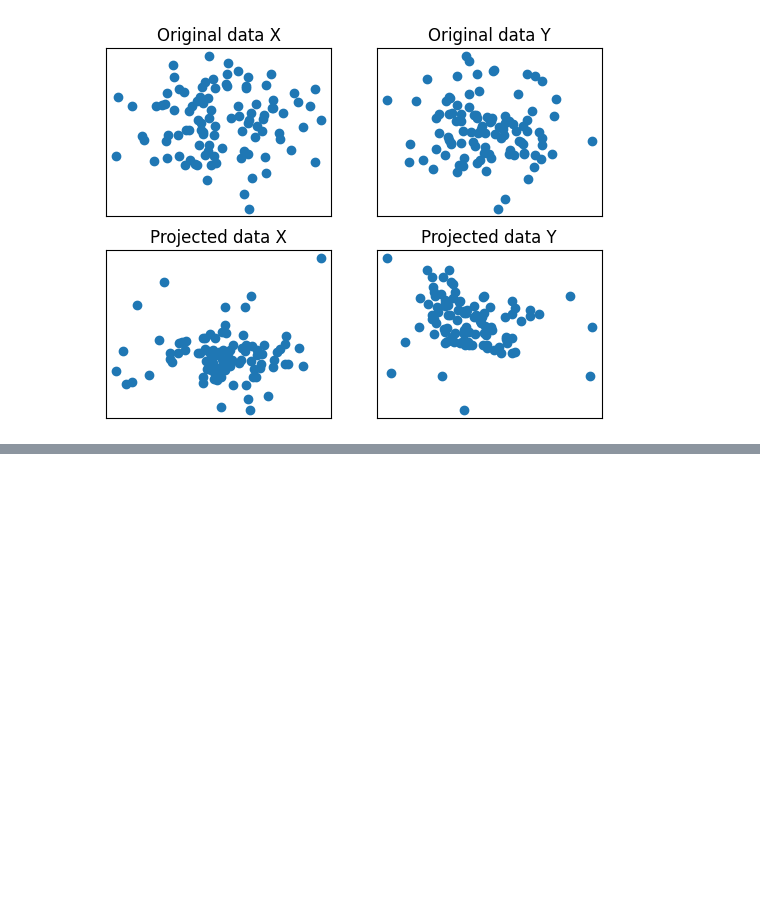
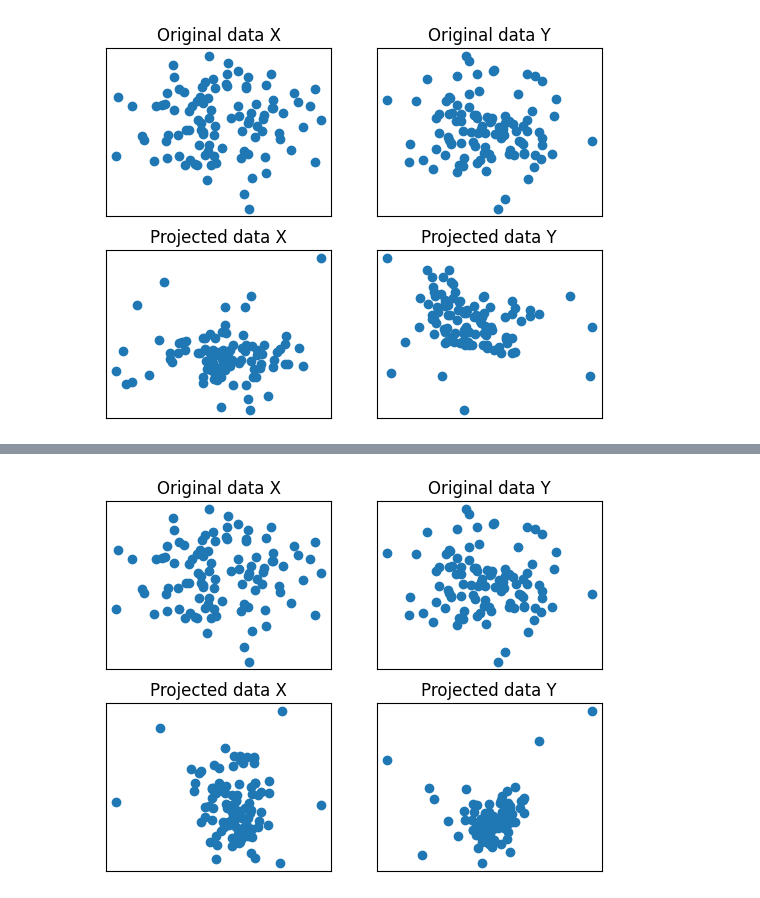
Before and after one commit to perathambkk/ml-techniques, a Jupyter notebook: manifold/cca_demo.ipynb, the cells around one changed output, grey strips where cells are left out. Saved outputs shown, nothing was run; the diff lists cells and outputs as text; code cells hidden in the pictures; blank space fills up the shorter version.

```diff
--- a/manifold/cca_demo.ipynb
+++ b/manifold/cca_demo.ipynb
@@ -578,0 +594,35 @@ plt.show()
+# %%
+# create coordinate matrix
+proj_v = v[:,0:2] # projection matrix
+proj_u = u[:,0:2] # projection matrix
+X_r = np.matmul(KX, proj_u)
+Y_r = np.matmul(KY, proj_v)
+# %%
+# plot
+fig = plt.figure()
+
+ax = fig.add_subplot(221)
+ax.scatter(X[:, 0], X[:, 1])
+ax.set_title("Original data X")
+plt.xticks([]), plt.yticks([])
+
+ax = fig.add_subplot(222)
+ax.scatter(Y[:, 0], Y[:, 1])
+ax.set_title("Original data Y")
+plt.xticks([]), plt.yticks([])
+
+ax = fig.add_subplot(223)
+ax.scatter(X_r[:, 0], X_r[:, 1])
+ax.set_title("Projected data X")
+plt.xticks([]), plt.yticks([])
+
+ax = fig.add_subplot(224)
+ax.scatter(Y_r[:, 0], Y_r[:, 1])
+ax.set_title("Projected data Y")
+plt.xticks([]), plt.yticks([])
+
+# plt.axis('tight')
+# plt.title('Projected data')
+plt.show()
+# %% [output]
+[figure, added]
```
Also changed, not shown: parts of 3 cells of this notebook, 1 other file.
